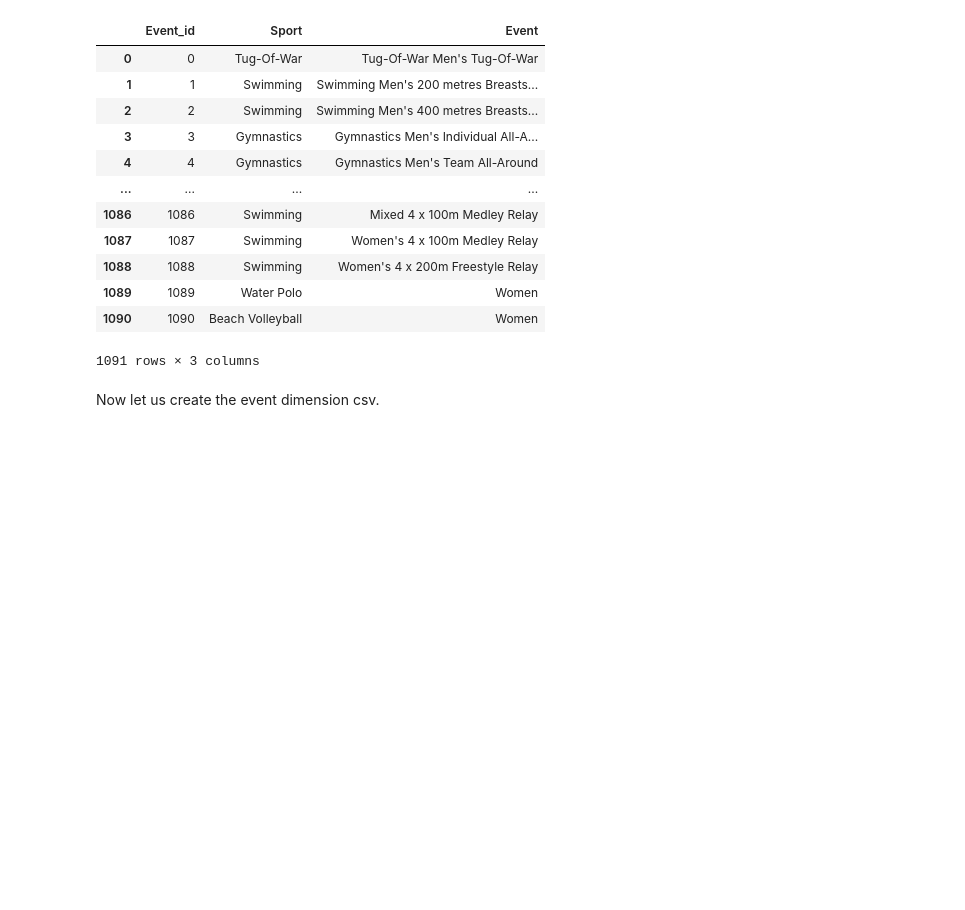
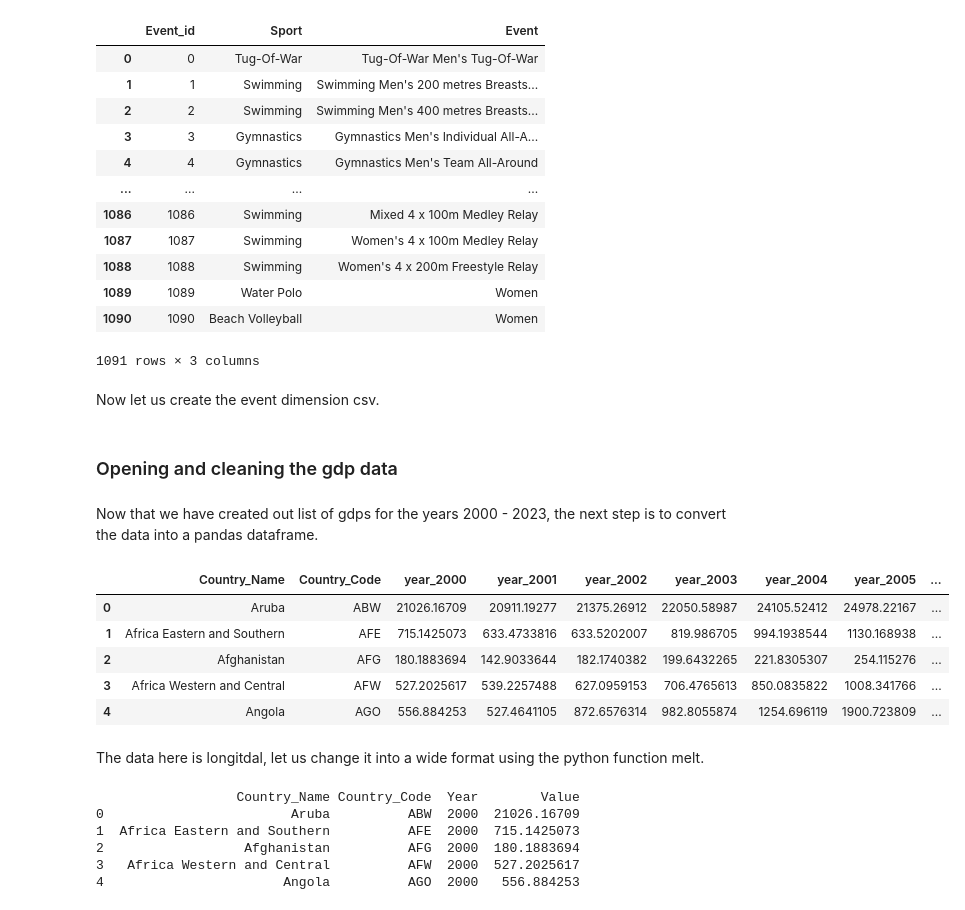
Before and after one commit to Kaomakabange/Olympic-Analysis, a Jupyter notebook: Olympic analysis jupyter workbook.ipynb, the cells around one changed output. Cells and saved outputs as stored; diff of their text form; code cells hidden in the pictures; blank space fills up the shorter version.

```diff
--- a/Olympic analysis jupyter workbook.ipynb
+++ b/Olympic analysis jupyter workbook.ipynb
@@ -16,4 +42,4 @@ Below we conduct the etl, process creating our different dimensions and then fac
 Since the data was just simplem, csv downlaod the extraction process will just be a series of code where we just load the data into the our staging area the jupyter notebook.
 # %%
 athlete_medal_data_raw = "AthleteMedalData.csv"
-gdp_data_raw = "gdp data"
+gdp_data_raw = "gdp data.csv"
@@ -208,3 +211,5 @@ See the caveats in the documentation: https://pandas.pydata.org/pandas-docs/stab
 Now let us create the event dimension csv.
 # %%
 event_df.to_csv("event_dim.csv", index= False)
+# %% [markdown]
+### Opening and cleaning the gdp data
@@ -210,0 +272,33 @@ event_df.to_csv("event_dim.csv", index= False)
+# %% [markdown]
+Now that we have created out list of gdps for the years 2000 - 2023, the next step is to convert the data into a pandas dataframe.
+# %%
+gdp_raw_df = pd.DataFrame(gdp_raw_list, columns= ['Country_Name',
+'Country_Code',
+'year_2000', 'year_2001', 'year_2002', 'year_2003', 'year_2004', 'year_2005',
+'year_2006', 'year_2007', 'year_2008', 'year_2009', 'year_2010', 'year_2011',
+'year_2012', 'year_2013', 'year_2014', 'year_2015', 'year_2016', 'year_2017',
+'year_2018', 'year_2019', 'year_2020', 'year_2021', 'year_2022', 'year_2023'])
+# %%
+gdp_raw_df.head()
+# %% [output]
+|  | Country_Name | Country_Code | year_2000 | year_2001 | year_2002 | year_2003 | year_2004 | year_2005 | ... |
+| 0 | Aruba | ABW | 21026.16709 | 20911.19277 | 21375.26912 | 22050.58987 | 24105.52412 | 24978.22167 | ... |
+| 1 | Africa Eastern and Southern | AFE | 715.1425073 | 633.4733816 | 633.5202007 | 819.986705 | 994.1938544 | 1130.168938 | ... |
+| 2 | Afghanistan | AFG | 180.1883694 | 142.9033644 | 182.1740382 | 199.6432265 | 221.8305307 | 254.115276 | ... |
+| 3 | Africa Western and Central | AFW | 527.2025617 | 539.2257488 | 627.0959153 | 706.4765613 | 850.0835822 | 1008.341766 | ... |
+| 4 | Angola | AGO | 556.884253 | 527.4641105 | 872.6576314 | 982.8055874 | 1254.696119 | 1900.723809 | ... |
+# %% [markdown]
+The data here is longitdal, let us change it into a wide format using the python function melt.
+# %%
+gdp_raw_df_wide = pd.melt(gdp_raw_df ,id_vars=["Country_Name", "Country_Code"],
+                    var_name= "Year", value_name= "Value")
+# we then also want to remove the year prefix..
+
+gdp_raw_df_wide['Year'] = gdp_raw_df_wide['Year'].str.replace('year_', '')
+# %% [output]
+                  Country_Name Country_Code  Year        Value
+0                        Aruba          ABW  2000  21026.16709
+1  Africa Eastern and Southern          AFE  2000  715.1425073
+2                  Afghanistan          AFG  2000  180.1883694
+3   Africa Western and Central          AFW  2000  527.2025617
+4                       Angola          AGO  2000   556.884253
```
Also changed, not shown: parts of 8 cells of this notebook, 2 other files.
